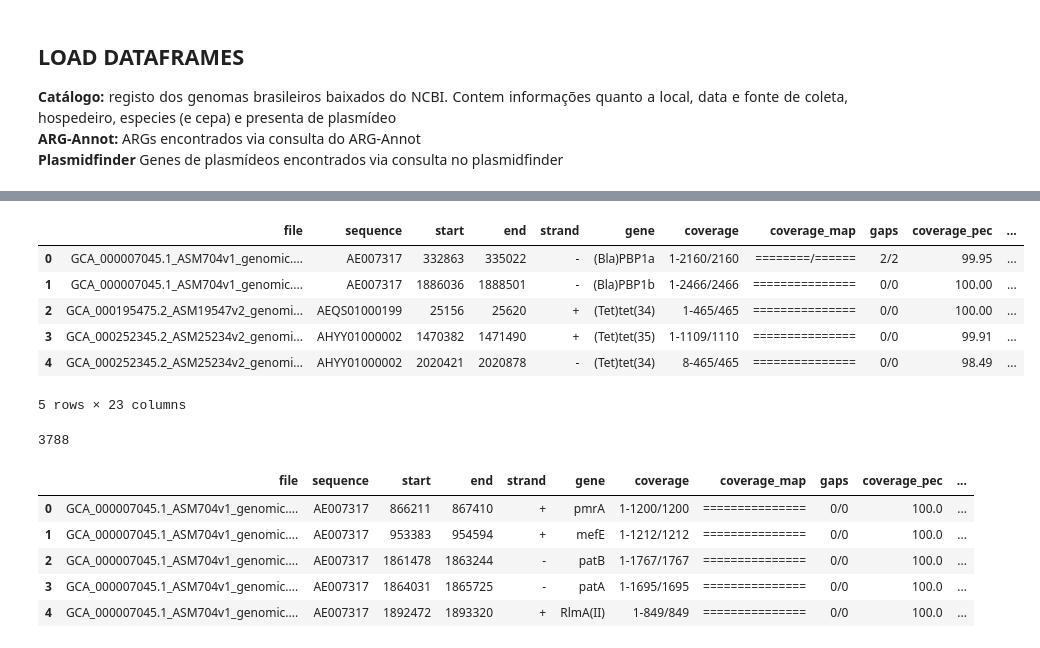
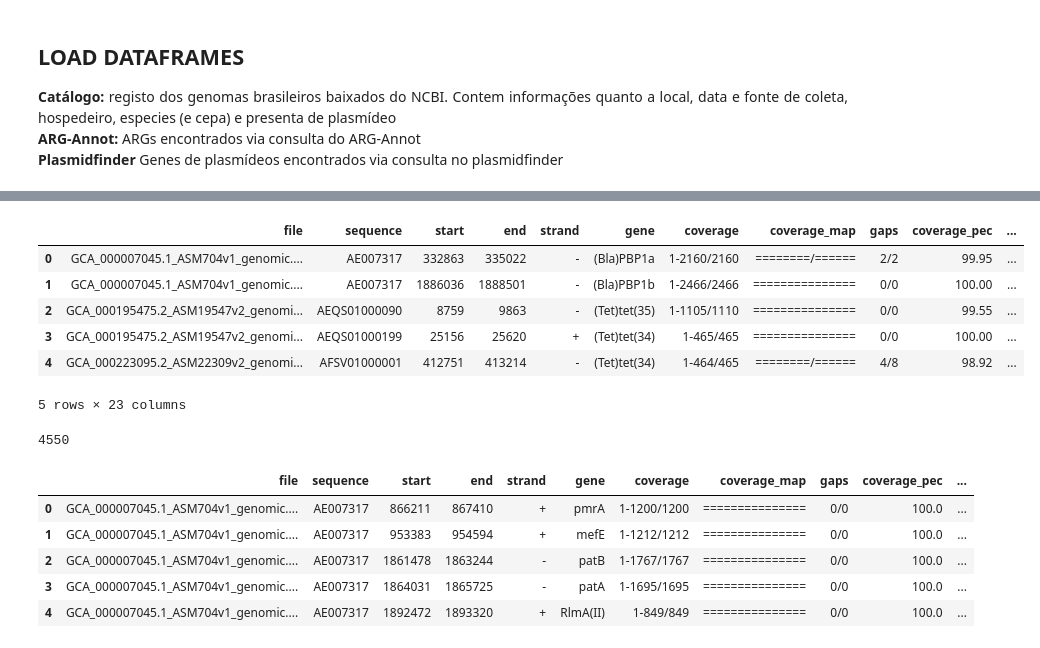
Before and after one commit to tiagocabralborelli/ARG-Sentinel, a Jupyter notebook: codebrazil.ipynb, the cells around one changed output, grey strips where cells are left out. Drawn from its saved outputs; the diff is of its cells as text; code cells hidden in the pictures.

```diff
--- a/codebrazil.ipynb
+++ b/codebrazil.ipynb
@@ -35,23 +35,23 @@ catalog.head()
 | 4 | GCF_002029925.1_ASM202992v1_genom... | Feb-2017 | Canis lupus familiaris | ear | 23.954 S 46.3355 W | Brazil: Sao Paulo | Pseudomonas aeruginosa | ICBDVIM-2 | Na |
 # %%
 #ARG-Annot database genes
-argannot = pd.read_csv("~/documentos/github/ARG-Sentinel/spreadsheets/argannot_br.csv", sep = '\t', names = ['file','sequence','start','end','strand','gene','coverage','coverage_map','gaps','coverage_pec','identity_perc','database','accession','product','resistance'])
+argannot = pd.read_csv("~/documentos/github/ARG-Sentinel/spreadsheets/argannot_i50_br.csv", sep = '\t', names = ['file','sequence','start','end','strand','gene','coverage','coverage_map','gaps','coverage_pec','identity_perc','database','accession','product','resistance'])
 argannot['file'] = argannot['file'].apply(lambda x: x.split('/')[-1])
 argannot = customfunc.filldf(argannot,catalog)
 argannot.reset_index(inplace = True)
 argannot.head()
 # %% [output]
 |  | file | sequence | start | end | strand | gene | coverage | coverage_map | gaps | coverage_pec | ... |
 | 0 | GCA_000007045.1_ASM704v1_genomic.... | AE007317 | 332863 | 335022 | - | (Bla)PBP1a | 1-2160/2160 | ========/====== | 2/2 | 99.95 | ... |
 | 1 | GCA_000007045.1_ASM704v1_genomic.... | AE007317 | 1886036 | 1888501 | - | (Bla)PBP1b | 1-2466/2466 | =============== | 0/0 | 100.00 | ... |
-| 2 | GCA_000195475.2_ASM19547v2_genomi... | AEQS01000199 | 25156 | 25620 | + | (Tet)tet(34) | 1-465/465 | =============== | 0/0 | 100.00 | ... |
-| 3 | GCA_000252345.2_ASM25234v2_genomi... | AHYY01000002 | 1470382 | 1471490 | + | (Tet)tet(35) | 1-1109/1110 | =============== | 0/0 | 99.91 | ... |
-| 4 | GCA_000252345.2_ASM25234v2_genomi... | AHYY01000002 | 2020421 | 2020878 | - | (Tet)tet(34) | 8-465/465 | =============== | 0/0 | 98.49 | ... |
+| 2 | GCA_000195475.2_ASM19547v2_genomi... | AEQS01000090 | 8759 | 9863 | - | (Tet)tet(35) | 1-1105/1110 | =============== | 0/0 | 99.55 | ... |
+| 3 | GCA_000195475.2_ASM19547v2_genomi... | AEQS01000199 | 25156 | 25620 | + | (Tet)tet(34) | 1-465/465 | =============== | 0/0 | 100.00 | ... |
+| 4 | GCA_000223095.2_ASM22309v2_genomi... | AFSV01000001 | 412751 | 413214 | - | (Tet)tet(34) | 1-464/465 | ========/====== | 4/8 | 98.92 | ... |
 5 rows × 23 columns
 # %%
 len(argannot)
 # %% [output]
-3788
+4550
 # %%
 #CARD database genes
 card = pd.read_csv("~/documentos/github/ARG-Sentinel/spreadsheets/card_br.csv", sep = '\t', names = ['file','sequence','start','end','strand','gene','coverage','coverage_map','gaps','coverage_pec','identity_perc','database','accession','product','resistance'])
```
Also changed, not shown: parts of 17 cells of this notebook.
